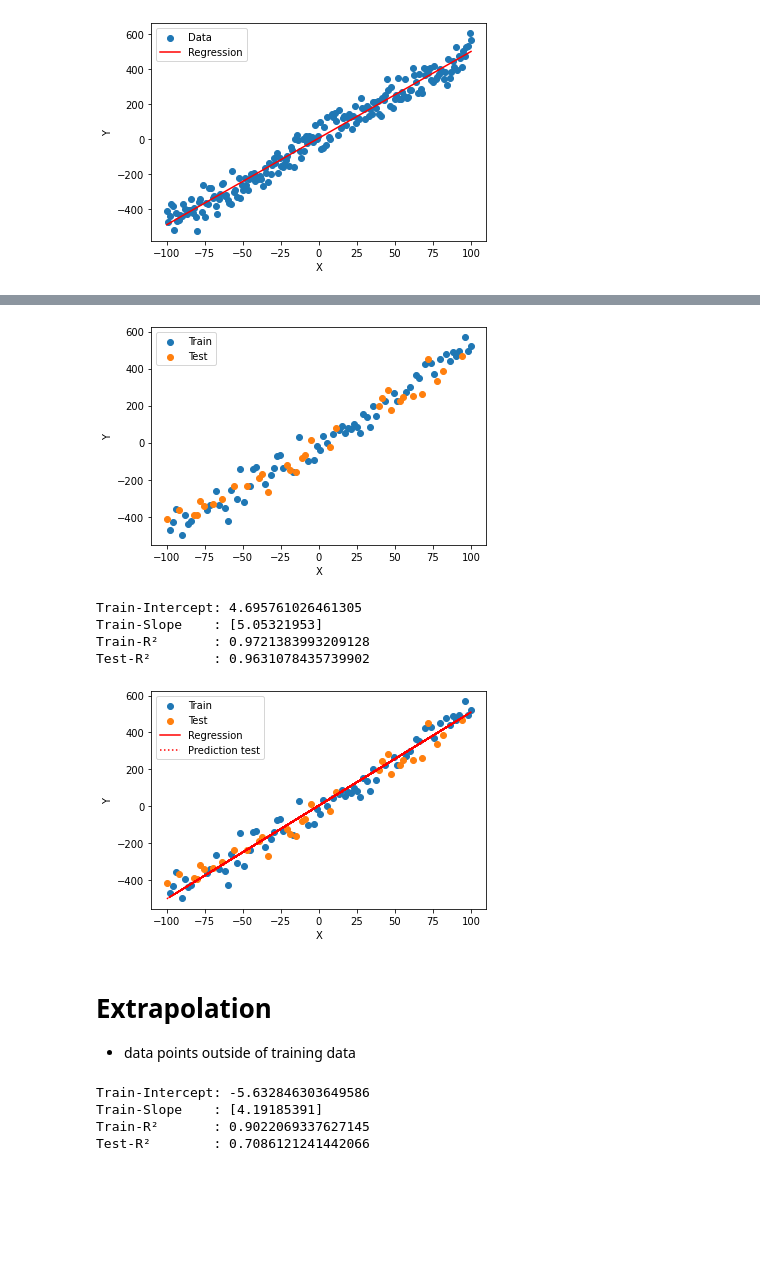
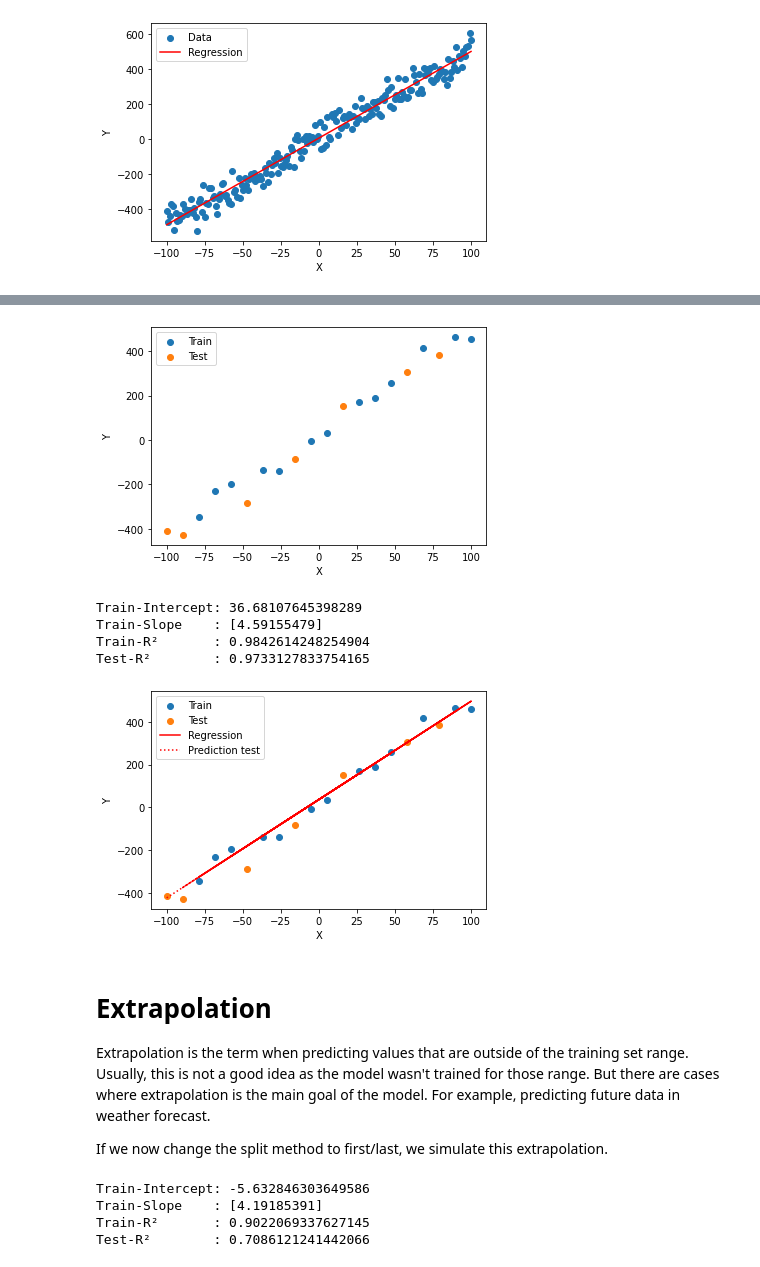
Before and after one commit to torstendahm/seismology_classroom, a Jupyter notebook: numerical_tools/2.0_Regression_Introduction.ipynb, the cells around one changed output, grey strips where cells are left out. Drawn from its saved outputs; the diff is of its cells as text; code cells hidden in the pictures; blank space fills up the shorter version.

```diff
--- a/numerical_tools/2. Regression Introduction.ipynb
+++ b/numerical_tools/2.0_Regression_Introduction.ipynb
@@ -89,31 +108,31 @@ The split into a dataset only used for training and one dataset only used afterw
 # %%
 # Creating data
-xdata = num.linspace(-100, 100, 100)
+xdata = num.linspace(-100, 100, 20)
 num.random.seed(0)
 noise = num.random.normal(0, 50, len(xdata))
 
 # x-y-Function
 ydata = 5 * xdata + noise
 
-# Split data into train and test set
+# Split data randomly into train and test set
 from sklearn.model_selection import train_test_split
 xtrain, xtest, ytrain, ytest = train_test_split(xdata, ydata, test_size=0.33, random_state=42)
 
 # Reshaping
 xtrain = xtrain.reshape((-1, 1))
 xtest = xtest.reshape((-1, 1))
 
 #ytest += 100
 
 plt.figure()
 plt.scatter(xtrain, ytrain, label='Train')
 plt.scatter(xtest, ytest, label='Test')
 plt.xlabel('X')
 plt.ylabel('Y')
 plt.legend()
 plt.show()
 # %% [output]
-[figure, old version]
+[figure, new version]
 # %%
 from sklearn.linear_model import LinearRegression
 
@@ -143,14 +162,17 @@ plt.ylabel('Y')
 plt.legend()
 plt.show()
 # %% [output]
-Train-Intercept: 4.695761026461305
-Train-Slope    : [5.05321953]
-Train-R²       : 0.9721383993209128
-Test-R²        : 0.9631078435739902
+Train-Intercept: 36.68107645398289
+Train-Slope    : [4.59155479]
+Train-R²       : 0.9842614248254904
+Test-R²        : 0.9733127833754165
-[figure, old version]
+[figure, new version]
 # %% [markdown]
+<a id='Extrapolation'></a>
 # Extrapolation
-- data points outside of training data
+Extrapolation is the term when predicting values that are outside of the training set range. Usually, this is not a good idea as the model wasn't trained for those range. But there are cases where extrapolation is the main goal of the model. For example, predicting future data in weather forecast.
+
+If we now change the split method to first/last, we simulate this extrapolation.
 # %%
 # Creating data
 xdata = num.linspace(-100, 100, 20)
```
Also changed, not shown: parts of 13 cells of this notebook, 13 other files.
